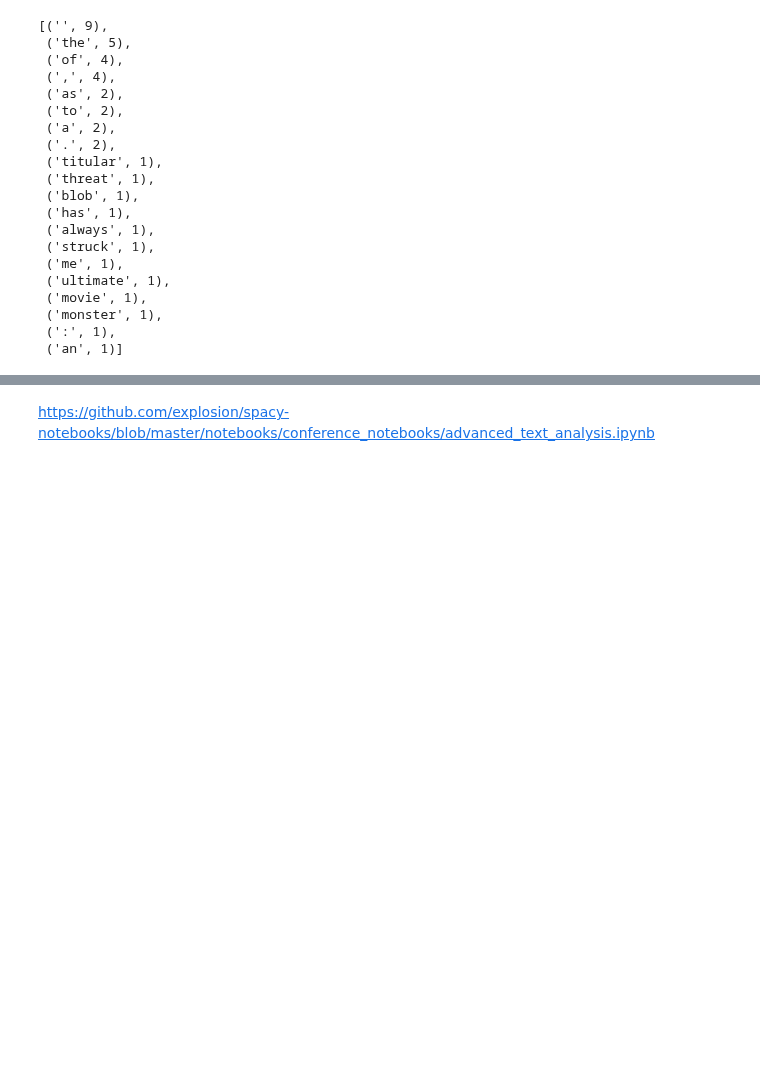
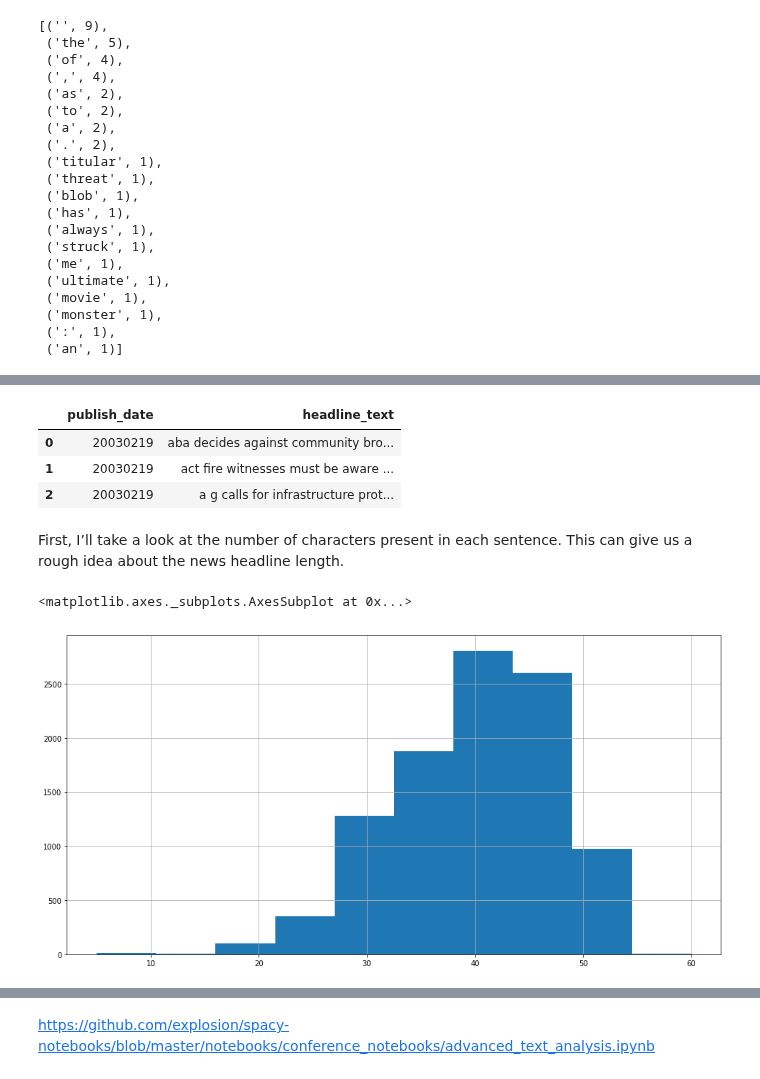
Before and after one commit to rsouza/FGV_Intro_DS, a Jupyter notebook: notebooks/EDA_Textual_Analysis.ipynb, the cells around one changed output, grey strips where cells are left out. Cells and saved outputs as stored; diff of their text form; code cells hidden in the pictures; blank space fills up the shorter version.

```diff
--- a/notebooks/EDA_Textual_Analysis.ipynb
+++ b/notebooks/EDA_Textual_Analysis.ipynb
@@ -1331,0 +1375,15 @@ The vectors SpaCy uses are the GloVe vectors, Stanford's Global Vectors for Word
+# %%
+news= pd.read_csv(datapath / 'CSVs'/ 'abcnews-date-text.csv',nrows=10000)
+news.head(3)
+# %% [output]
+|  | publish_date | headline_text |
+| 0 | 20030219 | aba decides against community bro... |
+| 1 | 20030219 | act fire witnesses must be aware ... |
+| 2 | 20030219 | a g calls for infrastructure prot... |
+# %% [markdown]
+First, I’ll take a look at the number of characters present in each sentence. This can give us a rough idea about the news headline length.
+# %%
+news['headline_text'].str.len().hist()
+# %% [output]
+<matplotlib.axes._subplots.AxesSubplot at 0x...>
+[figure, added]
```
Also changed, not shown: parts of 76 cells of this notebook, 1 other file.
